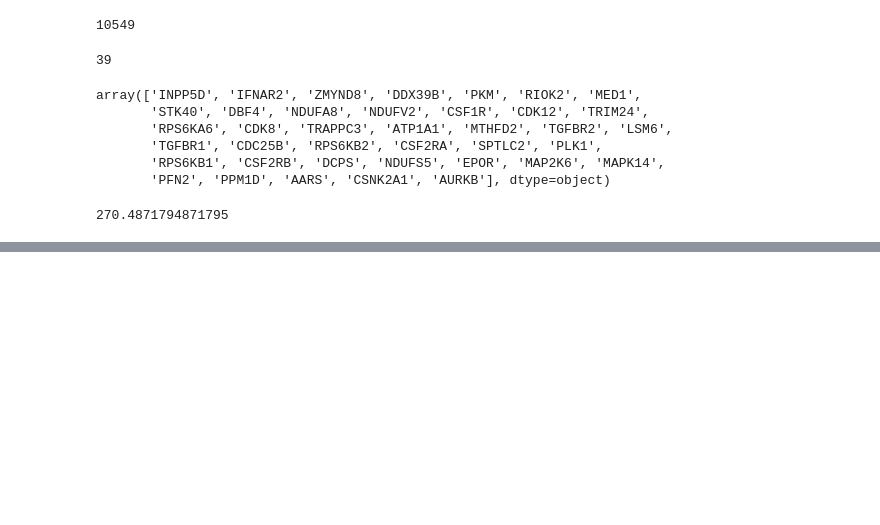
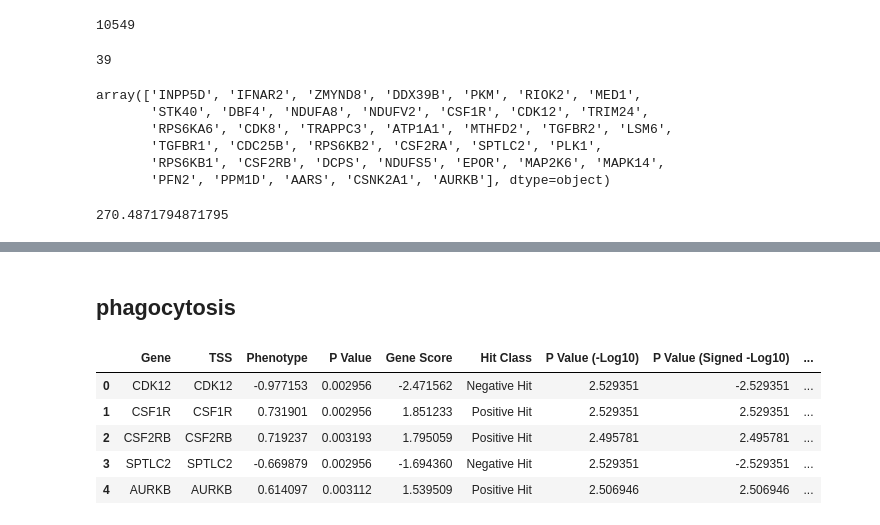
Before and after one commit to zzheng18/microglia, a Jupyter notebook: process_data/ipsc_data.ipynb, the cells around one changed output, grey strips where cells are left out. Cells and saved outputs as stored; diff of their text form; code cells hidden in the pictures; blank space fills up the shorter version.

```diff
--- a/process_data/ipsc_data.ipynb
+++ b/process_data/ipsc_data.ipynb
@@ -58,0 +88,12 @@ array(['INPP5D', 'IFNAR2', 'ZMYND8', 'DDX39B', 'PKM', 'RIOK2', 'MED1',
+# %% [markdown]
+## phagocytosis
+# %%
+phago_i = client.screens["iTF-Microglia-Phagocytosis-CRISPRi"].to_data_frame()
+phago_i.head()
+# %% [output]
+|  | Gene | TSS | Phenotype | P Value | Gene Score | Hit Class | P Value (-Log10) | P Value (Signed -Log10) | ... |
+| 0 | CDK12 | CDK12 | -0.977153 | 0.002956 | -2.471562 | Negative Hit | 2.529351 | -2.529351 | ... |
+| 1 | CSF1R | CSF1R | 0.731901 | 0.002956 | 1.851233 | Positive Hit | 2.529351 | 2.529351 | ... |
+| 2 | CSF2RB | CSF2RB | 0.719237 | 0.003193 | 1.795059 | Positive Hit | 2.495781 | 2.495781 | ... |
+| 3 | SPTLC2 | SPTLC2 | -0.669879 | 0.002956 | -1.694360 | Negative Hit | 2.529351 | -2.529351 | ... |
+| 4 | AURKB | AURKB | 0.614097 | 0.003112 | 1.539509 | Positive Hit | 2.506946 | 2.506946 | ... |
```
Also changed, not shown: parts of 18 cells of this notebook, 4 other files.
